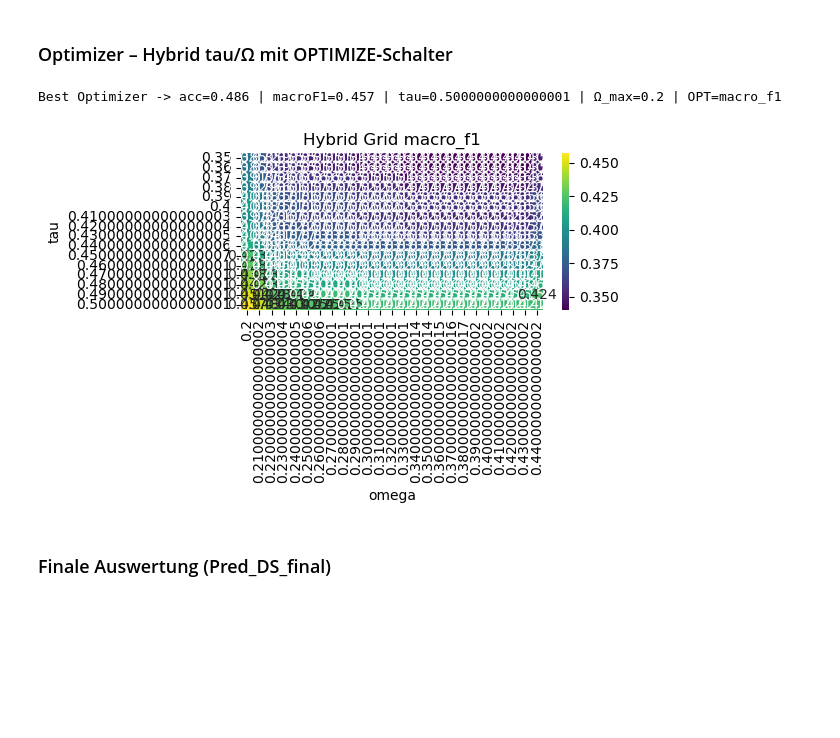
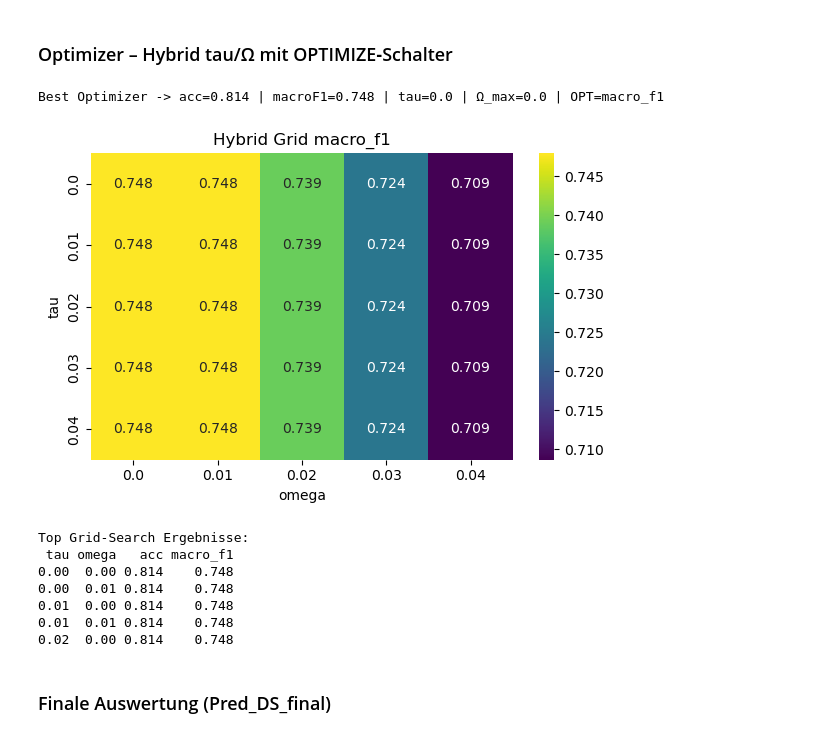
Before and after one commit to litithio/EVIDENCE_CBR, a Jupyter notebook: Assignment_Evidence_CBR.ipynb, the cells around one changed output. Drawn from its saved outputs; the diff is of its cells as text; code cells hidden in the pictures; blank space fills up the shorter version.

```diff
--- a/Assignment_Evidence_CBR.ipynb
+++ b/Assignment_Evidence_CBR.ipynb
@@ -1109,8 +1182,8 @@ Accuracy (DS soft tuned): 0.617
 ### Hybrid: DS (Baseline) bei hoher Sicherheit, sonst Soft‑Voting
 # %%
 # Hybrid: DS (getunte Massen) bei hoher Sicherheit, sonst Soft-Voting
-tau_singleton = 0.40
-omega_max = 0.20
+tau_singleton = 0.010
+omega_max = 0.01
 label_map = {'r':'race bike','m':'mtb','t':'trecking bike'}
 classes = ['r','m','t']
 
@@ -1158,8 +1231,8 @@ Accuracy (DS hybrid): 0.432 | tau=0.4, Ω_max=0.2
 # %%
 # Grid-Search für Hybrid-Parameter (tau_singleton, omega_max)
 OPTIMIZE = 'macro_f1'  # 'accuracy' | 'macro_f1'
-tau_list = np.arange(0.35, 0.50, 0.01)
-omega_list = np.arange(0.20, 0.45, 0.01)
+tau_list = np.arange(0.0, 0.05, 0.01)
+omega_list = np.arange(0.0, 0.05, 0.01)
 label_map = {'r':'race bike','m':'mtb','t':'trecking bike'}
 classes = ['r','m','t']
 
@@ -1201,35 +1274,52 @@ def evaluate_hybrid(tau_singleton, omega_max):
 
     acc = float((y_pred == y_true).mean())
     macro_f1 = float(np.nanmean(f1))
     return acc, macro_f1, preds
 
 records = []
 best = (-1.0, -1.0, None, None)
 best_preds = None
 for tau in tau_list:
     for omega_th in omega_list:
         acc, mf1, preds = evaluate_hybrid(tau, omega_th)
         records.append({'tau': tau, 'omega': omega_th, 'acc': acc, 'macro_f1': mf1})
         better = (mf1 > best[1] or (mf1 == best[1] and acc > best[0])) if OPTIMIZE == 'macro_f1' else (acc > best[0] or (acc == best[0] and mf1 > best[1]))
         if better:
             best = (acc, mf1, tau, omega_th)
             best_preds = preds
 
 df_res = pd.DataFrame.from_records(records)
 acc, mf1, tau_star, omega_star = best
 print(f"Best Optimizer -> acc={acc:.3f} | macroF1={mf1:.3f} | tau={tau_star} | Ω_max={omega_star} | OPT={OPTIMIZE}")
 data['Pred_DS_final'] = best_preds
 
 metric = 'macro_f1' if OPTIMIZE == 'macro_f1' else 'acc'
 pivot = df_res.pivot(index='tau', columns='omega', values=metric)
 plt.figure(figsize=(6,4))
 sns.heatmap(pivot.sort_index(), annot=True, fmt='.3f', cmap='viridis')
 plt.title(f'Hybrid Grid {OPTIMIZE}')
 plt.tight_layout()
 plt.show()
+sort_cols = ['macro_f1', 'acc'] if OPTIMIZE == 'macro_f1' else ['acc', 'macro_f1']
+df_ranked = df_res.sort_values(by=sort_cols, ascending=[False, False])
+print('Top Grid-Search Ergebnisse:')
+formatters = {
+    'tau': lambda v: f"{v:.2f}",
+    'omega': lambda v: f"{v:.2f}",
+    'acc': lambda v: f"{v:.3f}",
+    'macro_f1': lambda v: f"{v:.3f}"
+}
+print(df_ranked[['tau','omega','acc','macro_f1']].head(5).to_string(index=False, formatters=formatters))
 # %% [output]
-Best Optimizer -> acc=0.486 | macroF1=0.457 | tau=0.5000000000000001 | Ω_max=0.2 | OPT=macro_f1
+Best Optimizer -> acc=0.814 | macroF1=0.748 | tau=0.0 | Ω_max=0.0 | OPT=macro_f1
-[figure, old version]
+[figure, new version]
+Top Grid-Search Ergebnisse:
+ tau omega   acc macro_f1
+0.00  0.00 0.814    0.748
+0.00  0.01 0.814    0.748
+0.01  0.00 0.814    0.748
+0.01  0.01 0.814    0.748
+0.02  0.00 0.814    0.748
 # %% [markdown]
 ### Finale Auswertung (Pred_DS_final)
 # %%
```
Also changed, not shown: parts of 8 cells of this notebook, 3 other files.
